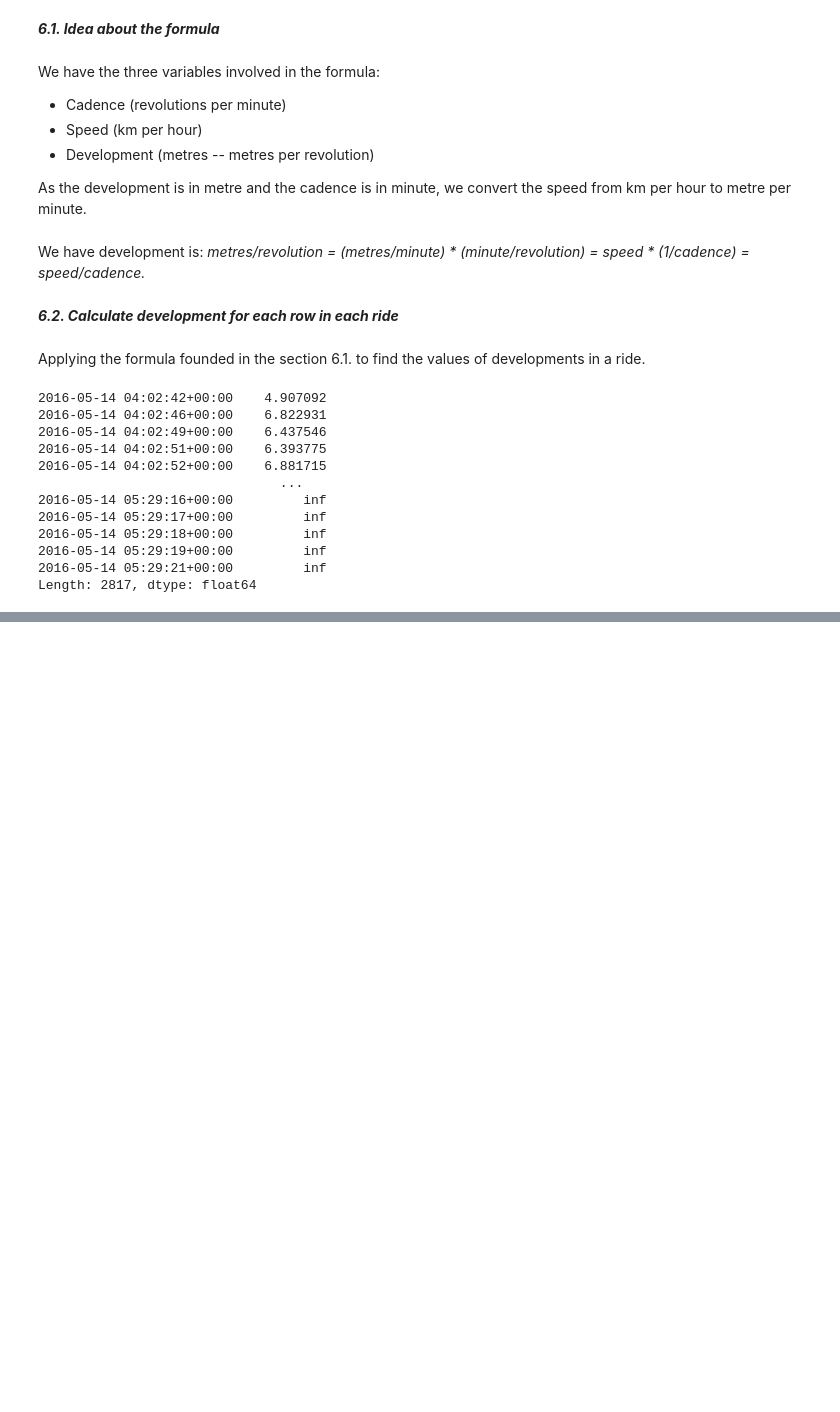
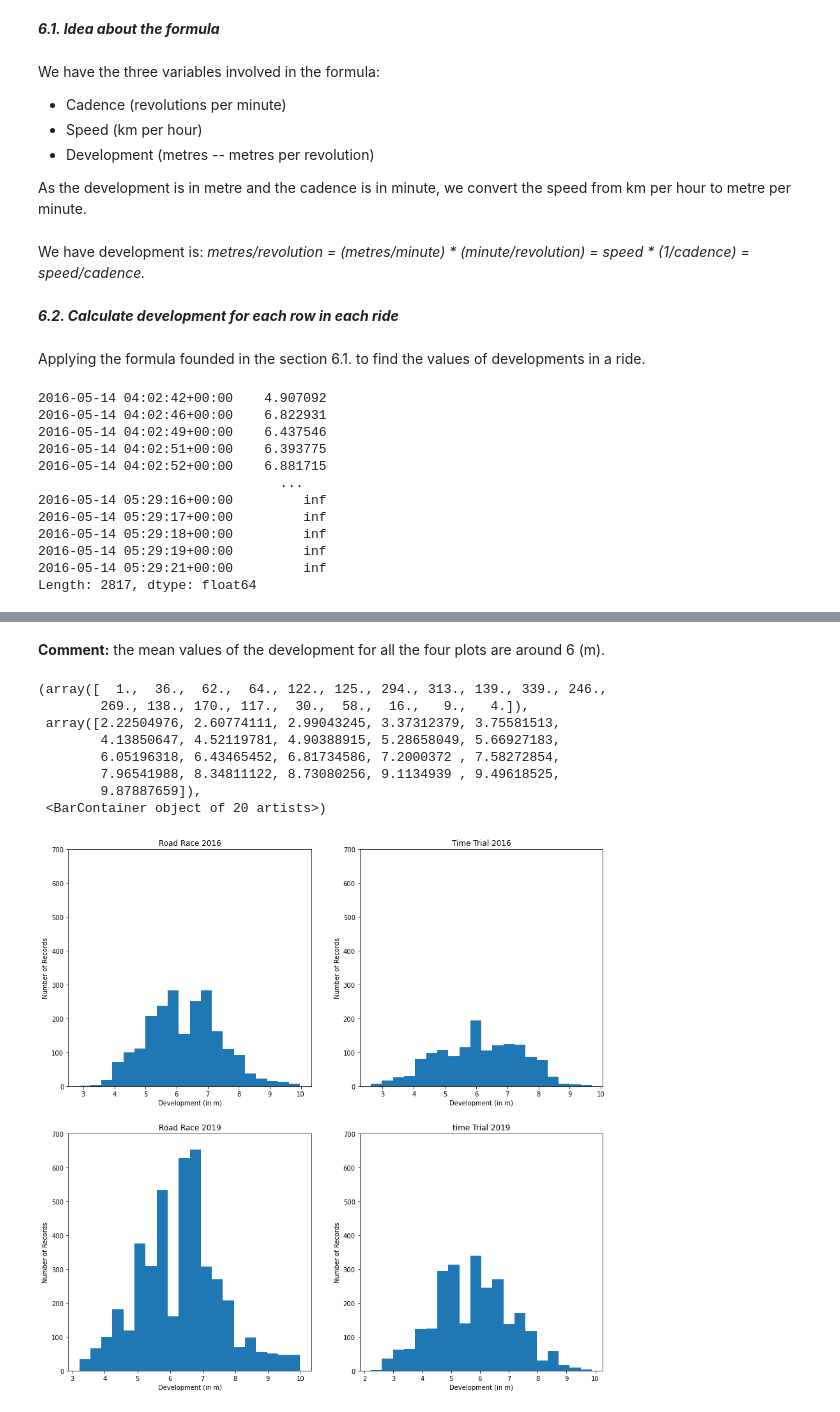
Before and after one commit to xuyenlinhHuynh/data-science-portfolio-xuyenlinhHuynh, a Jupyter notebook: Portfolio 1.ipynb, the cells around one changed output, grey strips where cells are left out. Saved outputs shown, nothing was run; the diff lists cells and outputs as text; code cells hidden in the pictures; blank space fills up the shorter version.

```diff
--- a/Portfolio 1.ipynb
+++ b/Portfolio 1.ipynb
@@ -1280,0 +1293,18 @@ Length: 2817, dtype: float64
+# %%
+# drop those row with outliers in development
+
+# rr_2016
+cleaned_rr_2016 = cleaned_rr_2016.drop(cleaned_rr_2016.index[(cleaned_rr_2016['development'] < 2) |
+                                           (cleaned_rr_2016['development'] > 10)])
+
+# tt_2016
+cleaned_tt_2016 = cleaned_tt_2016.drop(cleaned_tt_2016.index[(cleaned_tt_2016['development'] < 2) |
+                                           (cleaned_tt_2016['development'] > 10)])
+
+# rr_2019
+cleaned_rr_2019 = cleaned_rr_2019.drop(cleaned_rr_2019.index[(cleaned_rr_2019['development'] < 2) |
+                                           (cleaned_rr_2019['development'] > 10)])
+
+# tt_2019
+cleaned_tt_2019 = cleaned_tt_2019.drop(cleaned_tt_2019.index[(cleaned_tt_2019['development'] < 2) |
+                                           (cleaned_tt_2019['development'] > 10)])
@@ -1280,0 +1378,48 @@ Length: 2817, dtype: float64
+# %% [markdown]
+**Comment:** the mean values of the development for all the four plots are around 6 (m).
+# %%
+# plot the histograms
+
+plt.figure(figsize=(15,15))
+
+# cleaned_rr_2016
+plt.subplot(2,2,1)
+plt.ylim(0,700)
+plt.title("Road Race 2016")
+plt.xlabel("Development (in m)")
+plt.ylabel("Number of Records")
+plt.hist(cleaned_rr_2016['development'], bins=20)
+
+# cleaned_tt_2016
+plt.subplot(2,2,2)
+plt.ylim(0,700)
+plt.title("Time Trial 2016")
+plt.xlabel("Development (in m)")
+plt.ylabel("Number of Records")
+plt.hist(cleaned_tt_2016['development'], bins=20)
+
+# cleaned_rr_2019
+plt.subplot(2,2,3)
+plt.ylim(0,700)
+plt.title("Road Race 2019")
+plt.xlabel("Development (in m)")
+plt.ylabel("Number of Records")
+plt.hist(cleaned_rr_2019['development'], bins=20)
+
+# cleaned_tt_2019
+plt.subplot(2,2,4)
+plt.ylim(0,700)
+plt.title("time Trial 2019")
+plt.xlabel("Development (in m)")
+plt.ylabel("Number of Records")
+plt.hist(cleaned_tt_2019['development'], bins=20)
+# %% [output]
+(array([  1.,  36.,  62.,  64., 122., 125., 294., 313., 139., 339., 246.,
+        269., 138., 170., 117.,  30.,  58.,  16.,   9.,   4.]),
+ array([2.22504976, 2.60774111, 2.99043245, 3.37312379, 3.75581513,
+        4.13850647, 4.52119781, 4.90388915, 5.28658049, 5.66927183,
+        6.05196318, 6.43465452, 6.81734586, 7.2000372 , 7.58272854,
+        7.96541988, 8.34811122, 8.73080256, 9.1134939 , 9.49618525,
+        9.87887659]),
+ <BarContainer object of 20 artists>)
+[figure, added]
```
Also changed, not shown: parts of 12 cells of this notebook.
